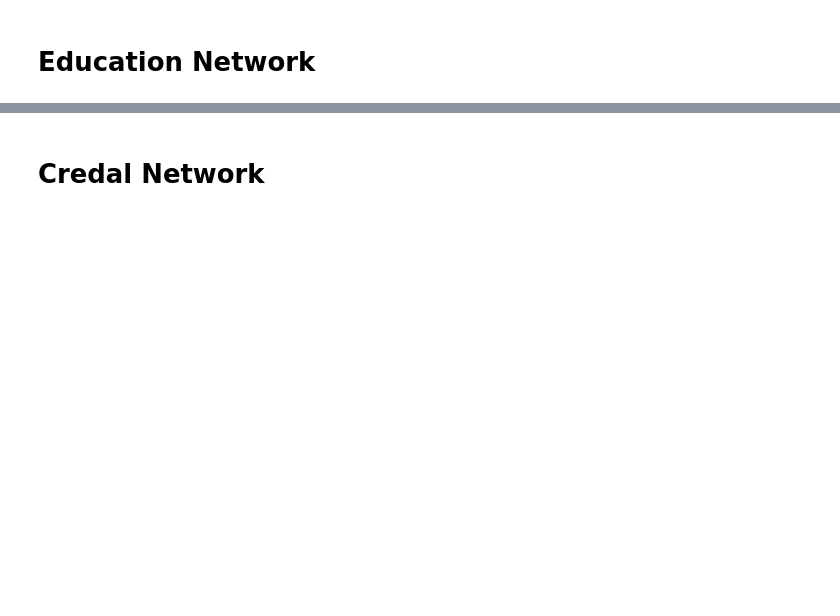
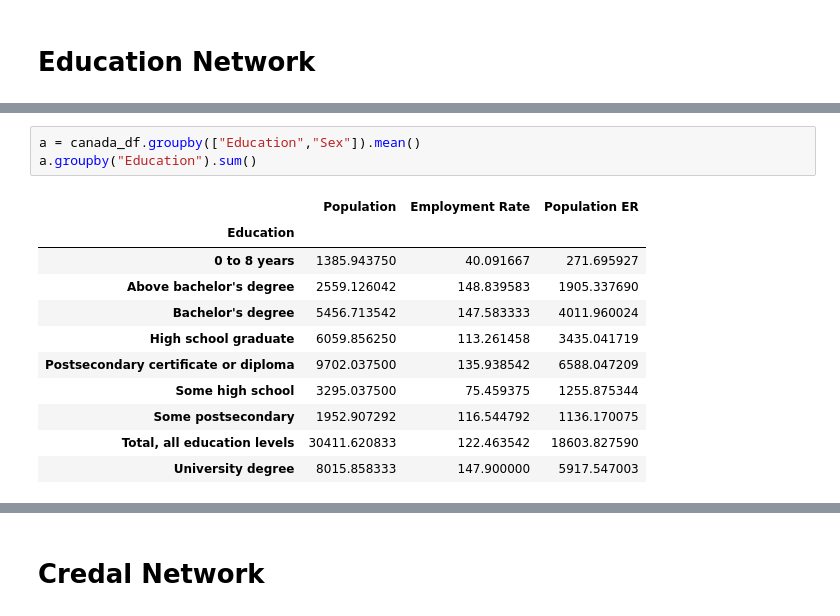
Before and after one commit to kennethkflai/MigrationForecastingLSTM, a Jupyter notebook: individual_networks.ipynb, the cells around one changed output, grey strips where cells are left out. Cells and saved outputs as stored; diff of their text form; blank space fills up the shorter version.

```diff
--- a/individual_networks.ipynb
+++ b/individual_networks.ipynb
@@ -531 +526,16 @@ gnb.showInference(model, evs={},size="10")
+# %%
+a = canada_df.groupby(["Education","Sex"]).mean()
+a.groupby("Education").sum()
+# %% [output]
+|  | Population | Employment Rate | Population ER |
+| Education |  |  |  |
+| 0 to 8 years | 1385.943750 | 40.091667 | 271.695927 |
+| Above bachelor's degree | 2559.126042 | 148.839583 | 1905.337690 |
+| Bachelor's degree | 5456.713542 | 147.583333 | 4011.960024 |
+| High school graduate | 6059.856250 | 113.261458 | 3435.041719 |
+| Postsecondary certificate or diploma | 9702.037500 | 135.938542 | 6588.047209 |
+| Some high school | 3295.037500 | 75.459375 | 1255.875344 |
+| Some postsecondary | 1952.907292 | 116.544792 | 1136.170075 |
+| Total, all education levels | 30411.620833 | 122.463542 | 18603.827590 |
+| University degree | 8015.858333 | 147.900000 | 5917.547003 |
 # %%
```
Also changed, not shown: parts of 20 cells of this notebook, 27 other files.
